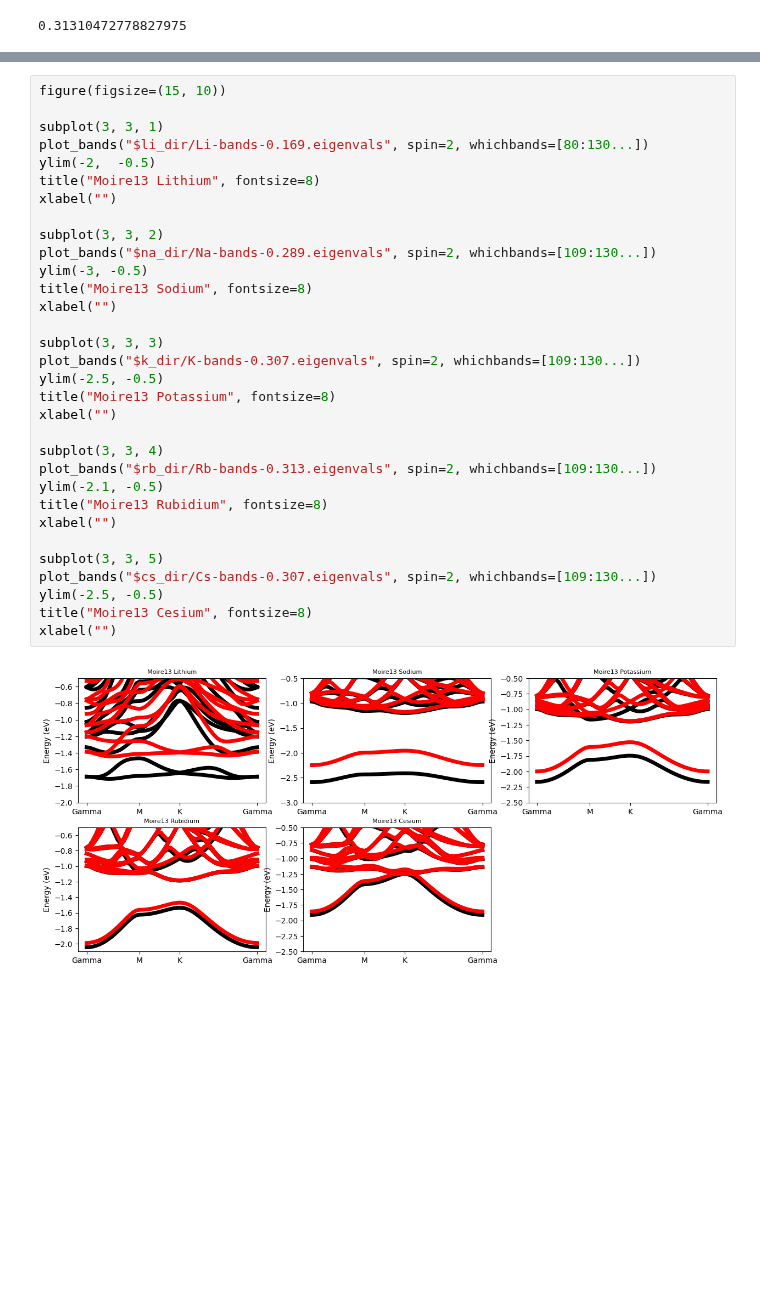
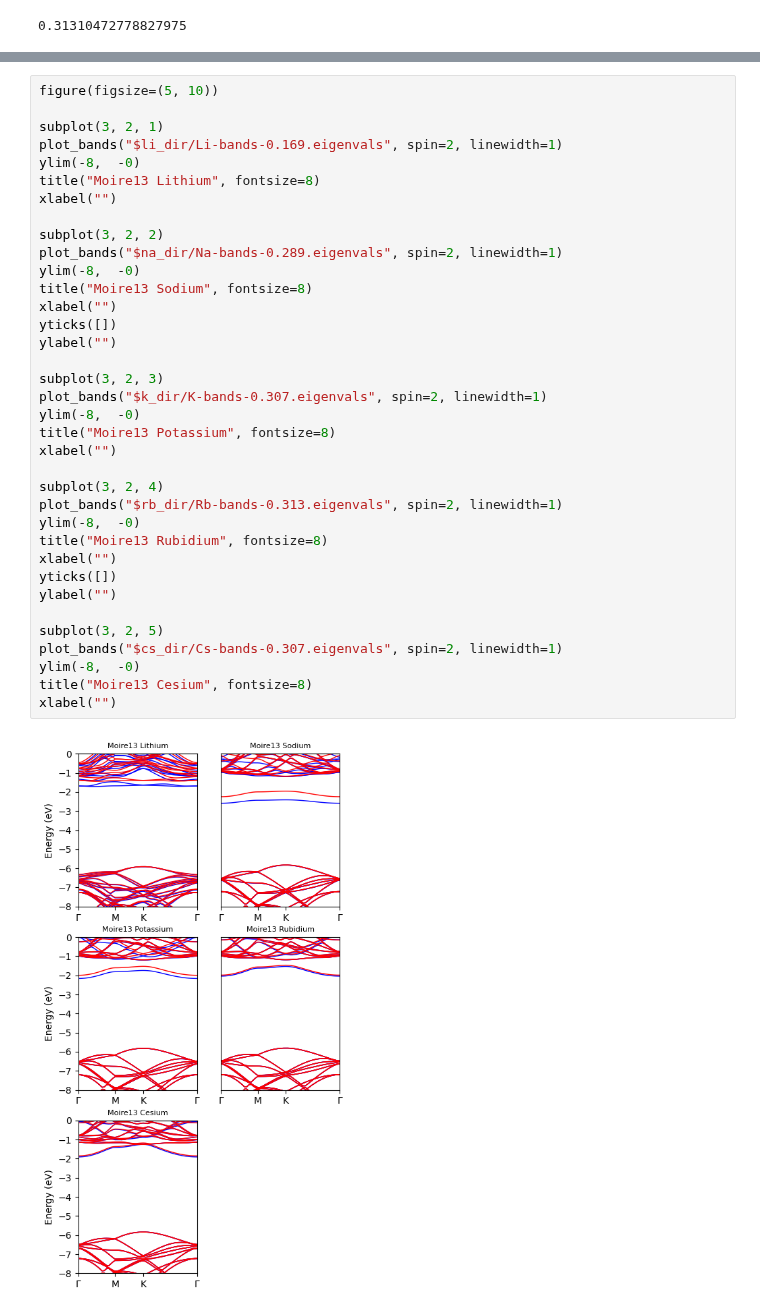
Before and after one commit to AliGhorashiCMT/Plasmons_Paper, a Jupyter notebook: Moire_Figs/Moire13_with_Alkali/Analyze.ipynb, the cells around one changed output, grey strips where cells are left out. Cells and saved outputs as stored; diff of their text form; blank space fills up the shorter version.

Commit message:
Moire13, Moire7 Bands and DOS

```diff
--- a/Moire_Figs/Moire13_with_Alkali/Analyze.ipynb
+++ b/Moire_Figs/Moire13_with_Alkali/Analyze.ipynb
@@ -124,34 +82,38 @@ argmin(Na_Energies)
 # %%
-figure(figsize=(15, 10))
+figure(figsize=(5, 10))
 
-subplot(3, 3, 1)
-plot_bands("$li_dir/Li-bands-0.169.eigenvals", spin=2, whichbands=[80:130...])
-ylim(-2,  -0.5)
+subplot(3, 2, 1)
+plot_bands("$li_dir/Li-bands-0.169.eigenvals", spin=2, linewidth=1)
+ylim(-8,  -0)
 title("Moire13 Lithium", fontsize=8)
 xlabel("")
 
-subplot(3, 3, 2)
-plot_bands("$na_dir/Na-bands-0.289.eigenvals", spin=2, whichbands=[109:130...])
-ylim(-3, -0.5)
+subplot(3, 2, 2)
+plot_bands("$na_dir/Na-bands-0.289.eigenvals", spin=2, linewidth=1)
+ylim(-8,  -0)
 title("Moire13 Sodium", fontsize=8)
 xlabel("")
+yticks([])
+ylabel("")
 
-subplot(3, 3, 3)
-plot_bands("$k_dir/K-bands-0.307.eigenvals", spin=2, whichbands=[109:130...])
-ylim(-2.5, -0.5)
+subplot(3, 2, 3)
+plot_bands("$k_dir/K-bands-0.307.eigenvals", spin=2, linewidth=1)
+ylim(-8,  -0)
 title("Moire13 Potassium", fontsize=8)
 xlabel("")
 
-subplot(3, 3, 4)
-plot_bands("$rb_dir/Rb-bands-0.313.eigenvals", spin=2, whichbands=[109:130...])
-ylim(-2.1, -0.5)
+subplot(3, 2, 4)
+plot_bands("$rb_dir/Rb-bands-0.313.eigenvals", spin=2, linewidth=1)
+ylim(-8,  -0)
 title("Moire13 Rubidium", fontsize=8)
 xlabel("")
+yticks([])
+ylabel("")
 
-subplot(3, 3, 5)
-plot_bands("$cs_dir/Cs-bands-0.307.eigenvals", spin=2, whichbands=[109:130...])
-ylim(-2.5, -0.5)
+subplot(3, 2, 5)
+plot_bands("$cs_dir/Cs-bands-0.307.eigenvals", spin=2, linewidth=1)
+ylim(-8,  -0)
 title("Moire13 Cesium", fontsize=8)
 xlabel("")
 # %% [output]
-[figure, old version]
+[figure, new version]
```
Also changed, not shown: parts of 23 cells of this notebook, 1 other file.
